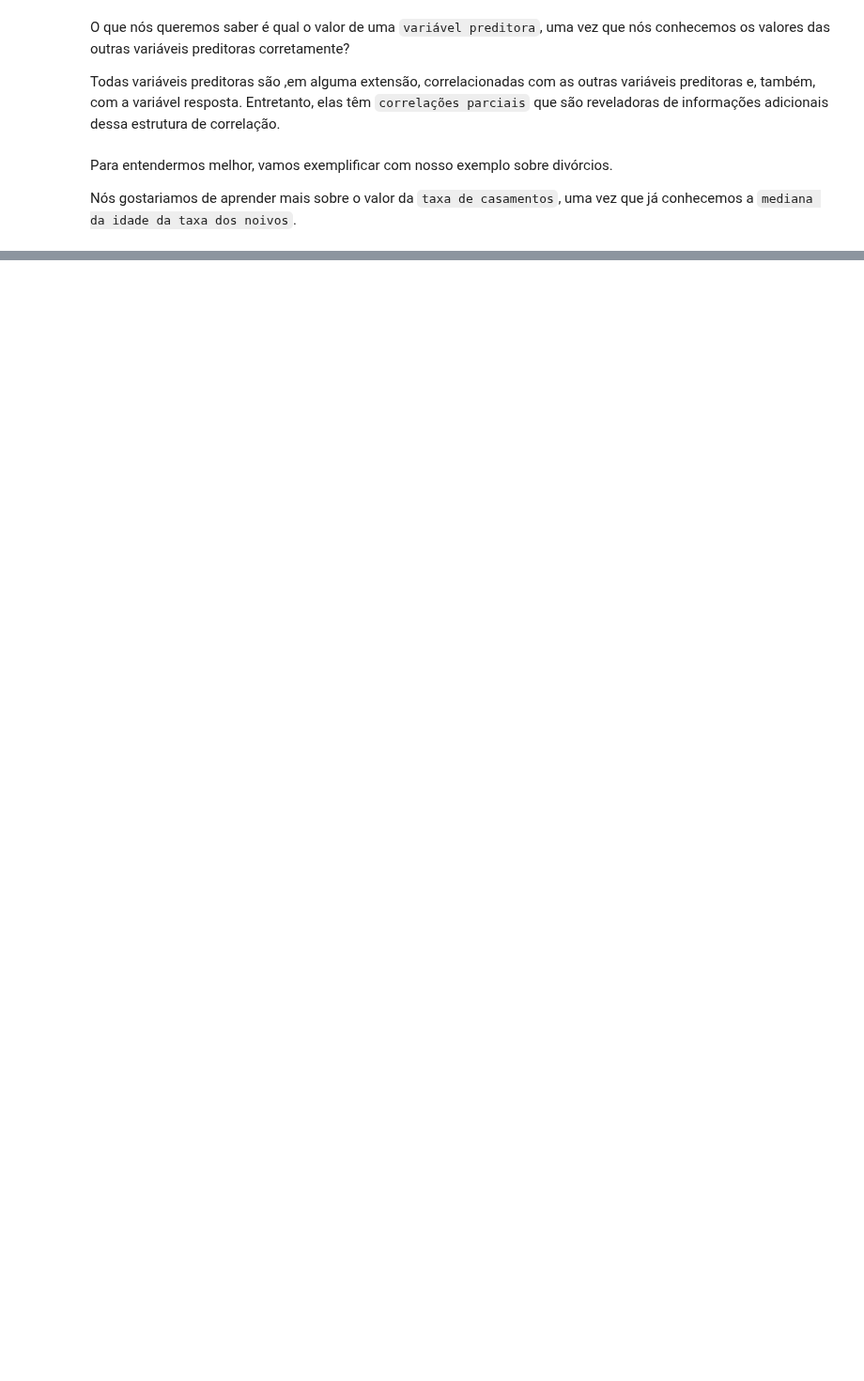
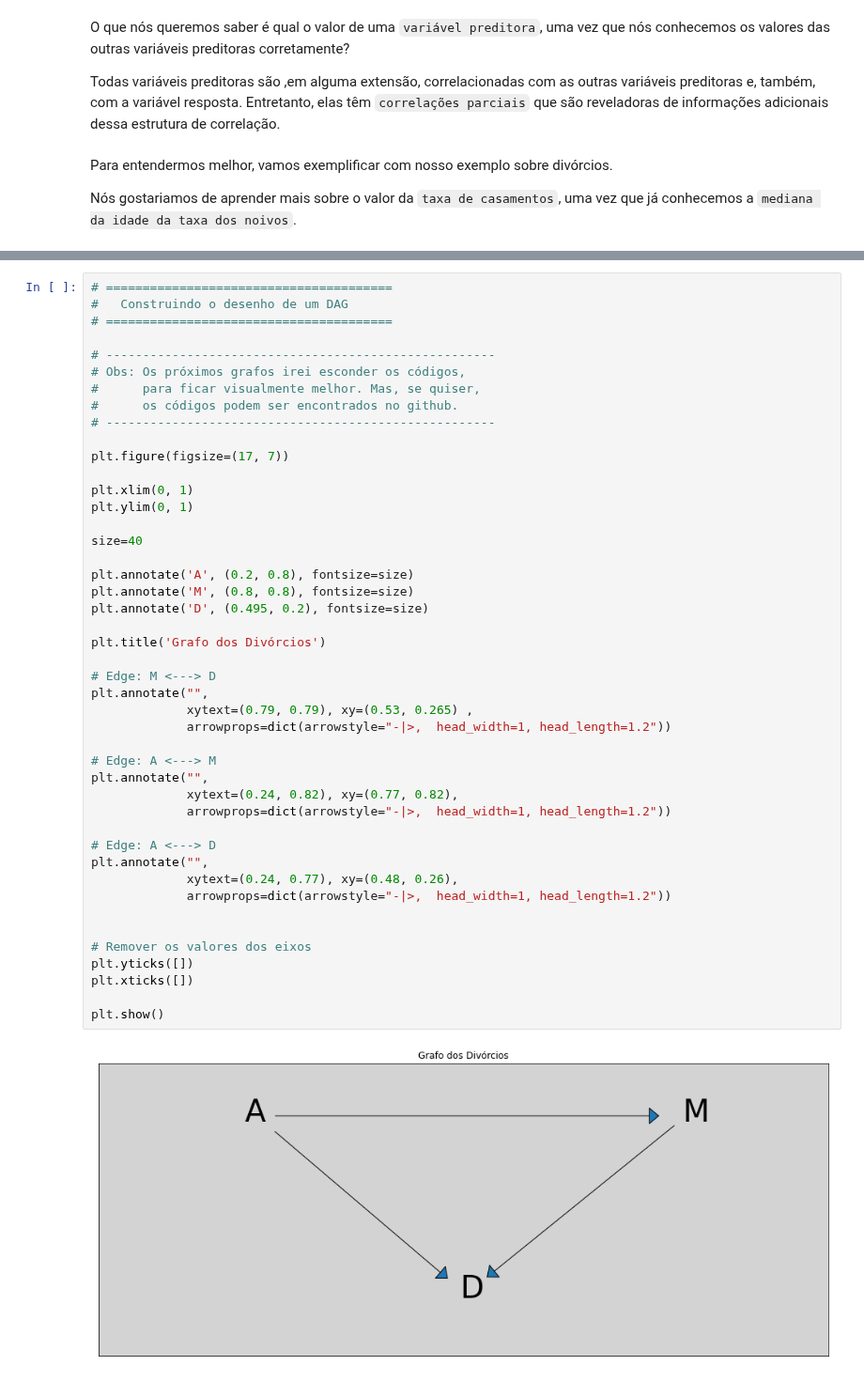
Before and after one commit to rodolphomacedo/statistical_rethinking_pt_BR, a Jupyter notebook: parte_5.ipynb, the cells around one changed output, grey strips where cells are left out. Shown at 94% size. Drawn from its saved outputs; the diff is of its cells as text; blank space fills up the shorter version.

```diff
--- a/parte_5.ipynb
+++ b/parte_5.ipynb
@@ -598,0 +433,47 @@ E também veremos qual é a diferença entre as duas abordagens...
+# %%
+# =======================================
+#   Construindo o desenho de um DAG
+# =======================================
+
+# -----------------------------------------------------
+# Obs: Os próximos grafos irei esconder os códigos,
+#      para ficar visualmente melhor. Mas, se quiser,
+#      os códigos podem ser encontrados no github.
+# -----------------------------------------------------
+
+plt.figure(figsize=(17, 7))
+
+plt.xlim(0, 1)
+plt.ylim(0, 1)
+
+size=40
+
+plt.annotate('A', (0.2, 0.8), fontsize=size)
+plt.annotate('M', (0.8, 0.8), fontsize=size)
+plt.annotate('D', (0.495, 0.2), fontsize=size)
+
+plt.title('Grafo dos Divórcios')
+
+# Edge: M <---> D
+plt.annotate("",
+             xytext=(0.79, 0.79), xy=(0.53, 0.265) ,
+             arrowprops=dict(arrowstyle="-|>,  head_width=1, head_length=1.2"))
+
+# Edge: A <---> M
+plt.annotate("",
+             xytext=(0.24, 0.82), xy=(0.77, 0.82),
+             arrowprops=dict(arrowstyle="-|>,  head_width=1, head_length=1.2"))
+
+# Edge: A <---> D
+plt.annotate("",
+             xytext=(0.24, 0.77), xy=(0.48, 0.26),
+             arrowprops=dict(arrowstyle="-|>,  head_width=1, head_length=1.2"))
+
+
+# Remover os valores dos eixos
+plt.yticks([])
+plt.xticks([])
+
+plt.show()
+# %% [output]
+[figure, added]
```
Also changed, not shown: parts of 26 cells of this notebook, 1 other file.
